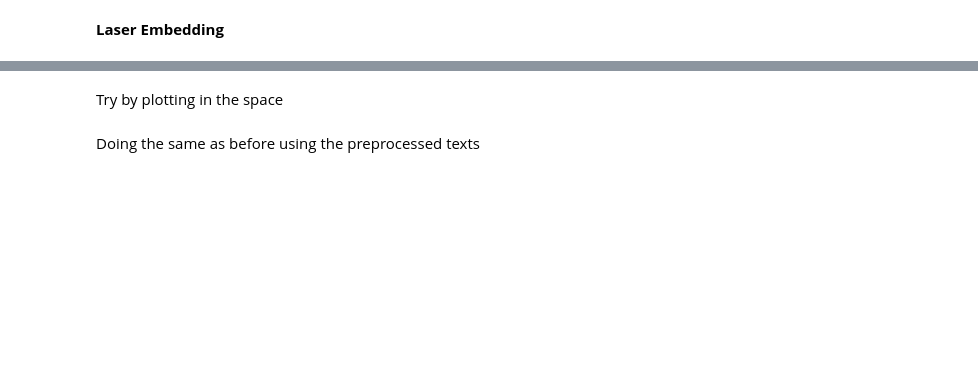
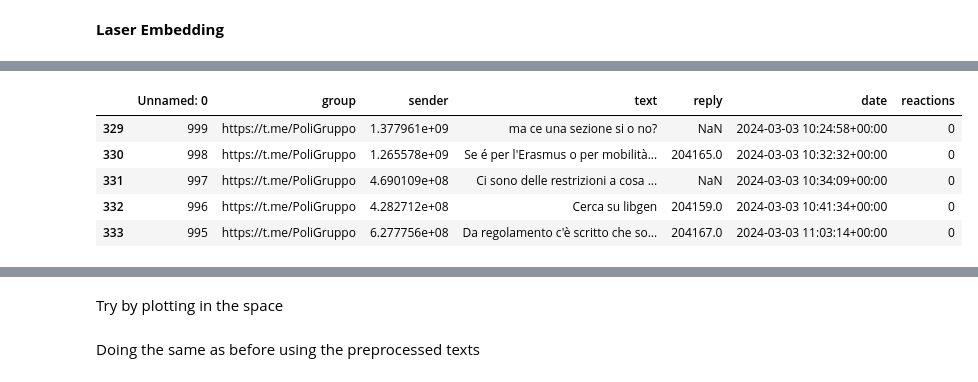
Before and after one commit to amirmosio/telegram-event-detection, a Jupyter notebook: Plotting_data.ipynb, the cells around one changed output, grey strips where cells are left out. Saved outputs shown, nothing was run; the diff lists cells and outputs as text; code cells hidden in the pictures; blank space fills up the shorter version.

```diff
--- a/Plotting_data.ipynb
+++ b/Plotting_data.ipynb
@@ -65,7 +65,7 @@ print(preprocessed_messages)
 [nltk_data]     zen\AppData\Roaming\nltk_data...
 [nltk_data]   Package stopwords is already up-to-date!
 # %%
-df = pd.read_csv('trial.csv')
+df = pd.read_csv('./data/trial.csv')
 
 df['reactions'].fillna('', inplace=True)
 df['reactions'] = df['reactions'].apply(lambda x: count_reactions(reactions_splitting(x)))
@@ -189,2 +147,13 @@ polidf.head()
+# %%
+polidf = df.loc[df['group'] == poligroup]
+
+polidf.head()
+# %% [output]
+|  | Unnamed: 0 | group | sender | text | reply | date | reactions |
+| 329 | 999 | https://t.me/PoliGruppo | 1.377961e+09 | ma ce una sezione si o no? | NaN | 2024-03-03 10:24:58+00:00 | 0 |
+| 330 | 998 | https://t.me/PoliGruppo | 1.265578e+09 | Se é per l'Erasmus o per mobilità... | 204165.0 | 2024-03-03 10:32:32+00:00 | 0 |
+| 331 | 997 | https://t.me/PoliGruppo | 4.690109e+08 | Ci sono delle restrizioni a cosa ... | NaN | 2024-03-03 10:34:09+00:00 | 0 |
+| 332 | 996 | https://t.me/PoliGruppo | 4.282712e+08 | Cerca su libgen | 204159.0 | 2024-03-03 10:41:34+00:00 | 0 |
+| 333 | 995 | https://t.me/PoliGruppo | 6.277756e+08 | Da regolamento c'è scritto che so... | 204167.0 | 2024-03-03 11:03:14+00:00 | 0 |
 # %%
 def plot_and_compare_reduced_embeddings_2D(texts1, texts2, lang1, lang2):
```
Also changed, not shown: parts of 23 cells of this notebook.
